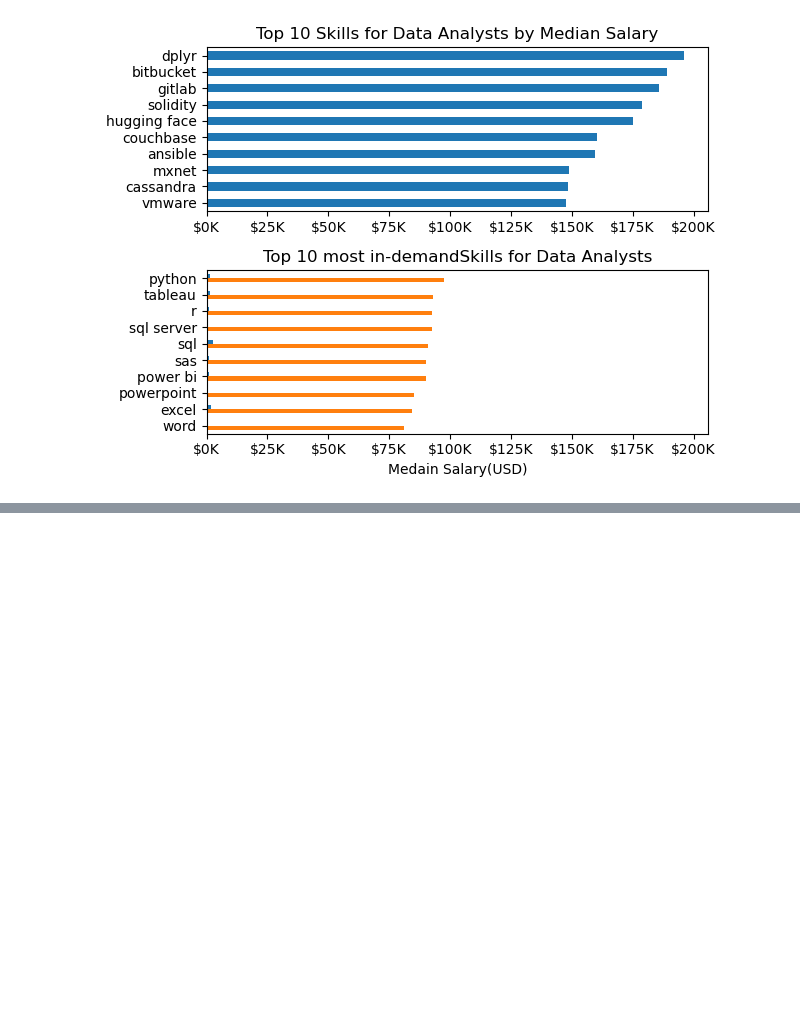
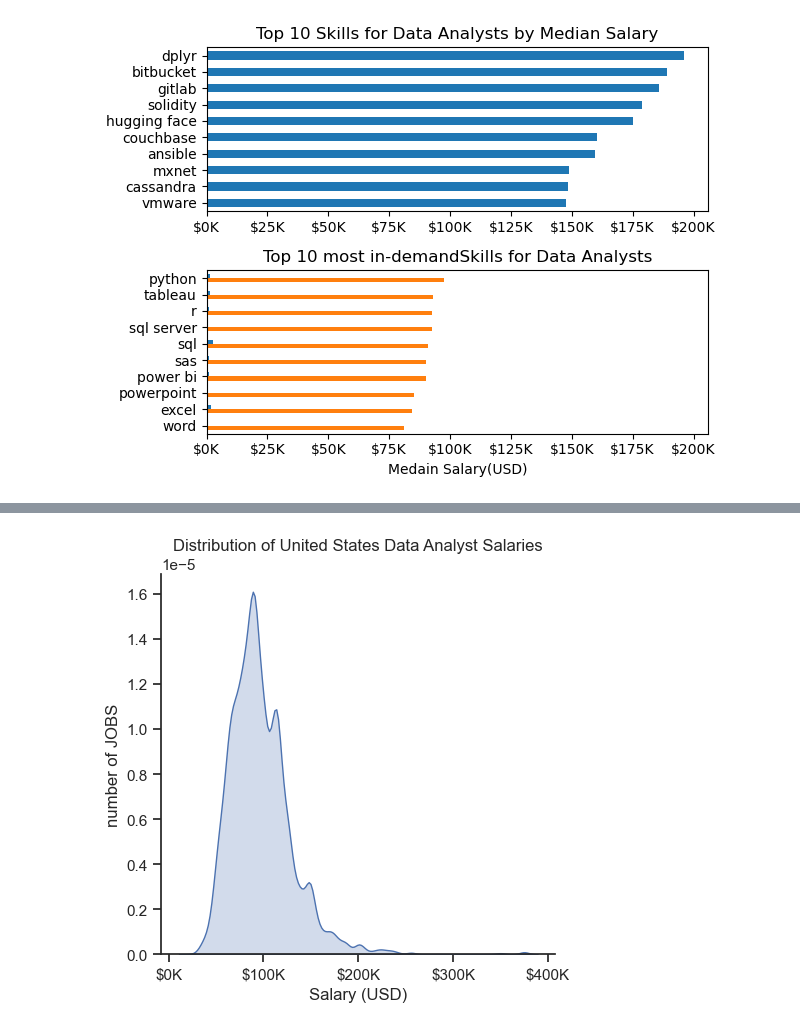
Before and after one commit to IbraSsen/python_data_project, a Jupyter notebook: advanced section/1_pandas_accessing_data.ipynb, the cells around one changed output, grey strips where cells are left out. Saved outputs shown, nothing was run; the diff lists cells and outputs as text; code cells hidden in the pictures; blank space fills up the shorter version.

```diff
--- a/advanced section/1_pandas_accessing_data.ipynb
+++ b/advanced section/1_pandas_accessing_data.ipynb
@@ -1492,0 +1523,16 @@ fig.tight_layout()
+# %%
+# df_da_us['salary_year_avg'].plot(kind='hist', bins=35, edgecolor='black')
+# plt.xlim(0, 250000)
+sns.set_theme(style="ticks")
+sns.displot(data=df_da_us, x='salary_year_avg', kind='kde',fill=True )
+
+ax = plt.gca()
+ax.xaxis.set_major_formatter(plt.FuncFormatter(lambda x, p: f'${int(x/1000)}K'))
+
+plt.title('Distribution of United States Data Analyst Salaries')
+plt.xlabel('Salary (USD)')
+plt.ylabel('number of JOBS')
+plt.tight_layout()
+plt.show()
+# %% [output]
+[figure, added]
```
Also changed, not shown: parts of 3 cells of this notebook, 1 other file.
